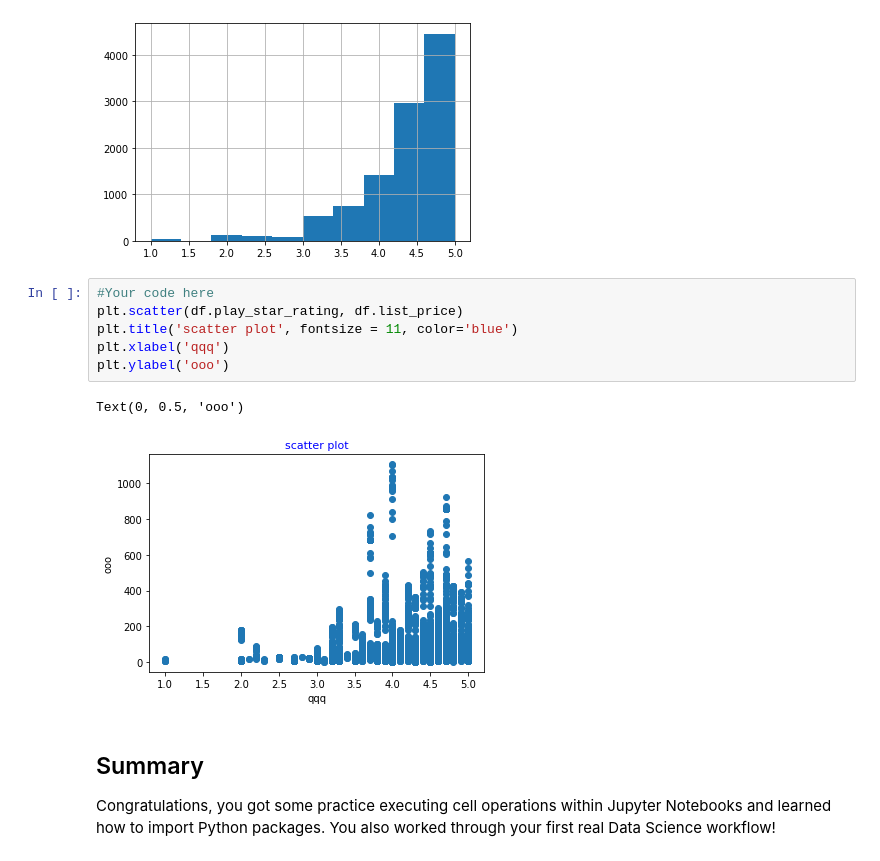
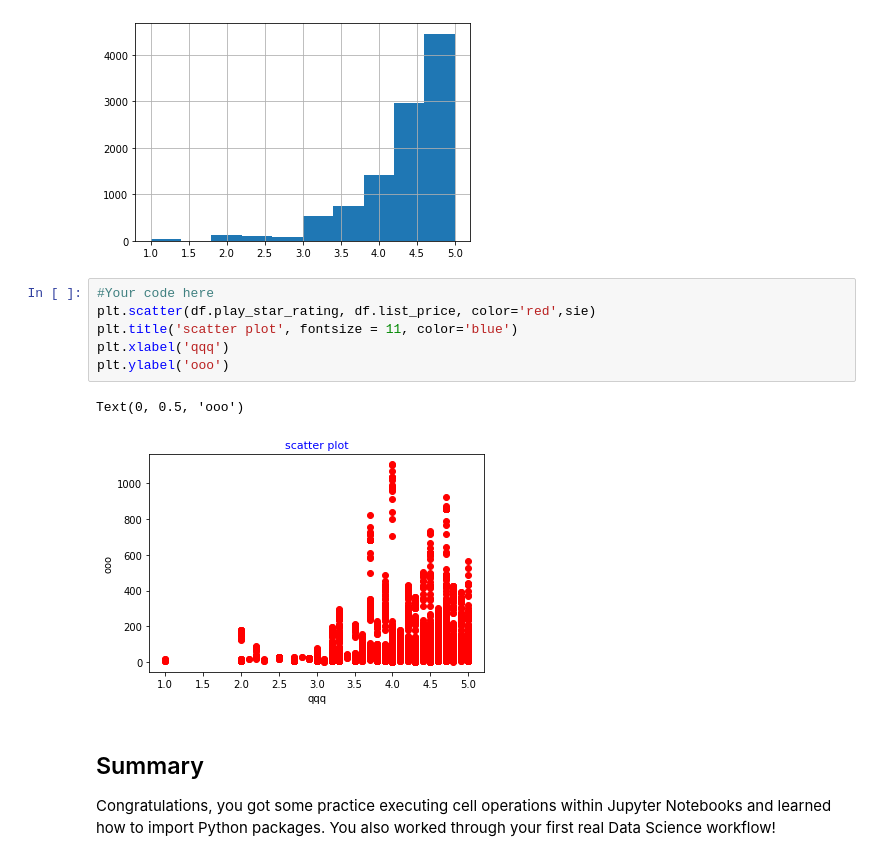
Before and after one commit to gywooo1/dsc-first-codealong-hbs-ds-060120, a Jupyter notebook: index.ipynb, the cells around one changed output. Drawn from its saved outputs; the diff is of its cells as text.

```diff
--- a/index.ipynb
+++ b/index.ipynb
@@ -331,13 +331,13 @@ df.play_star_rating.hist()
 [figure]
 # %%
 #Your code here
-plt.scatter(df.play_star_rating, df.list_price)
+plt.scatter(df.play_star_rating, df.list_price, color='red',sie)
 plt.title('scatter plot', fontsize = 11, color='blue')
 plt.xlabel('qqq')
 plt.ylabel('ooo')
 # %% [output]
 Text(0, 0.5, 'ooo')
-[figure, old version]
+[figure, new version]
 # %% [markdown]
 ## Summary
 
```
